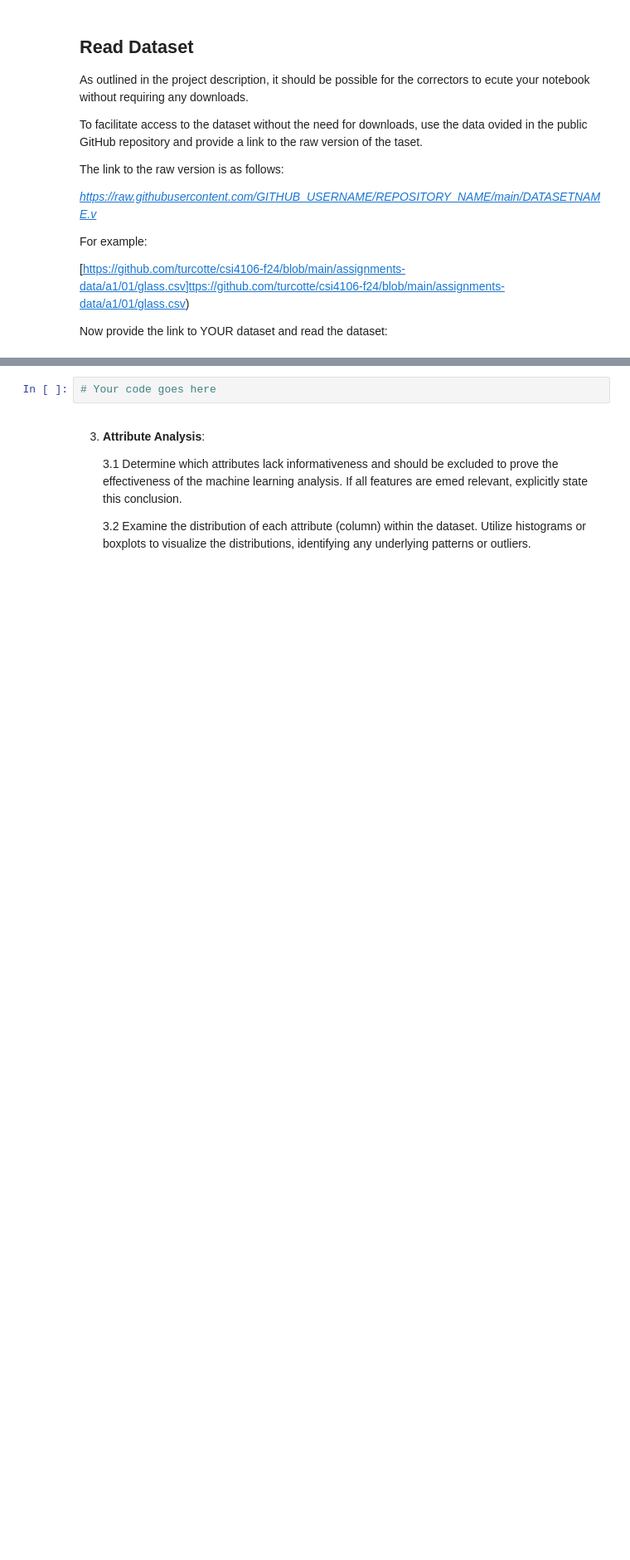
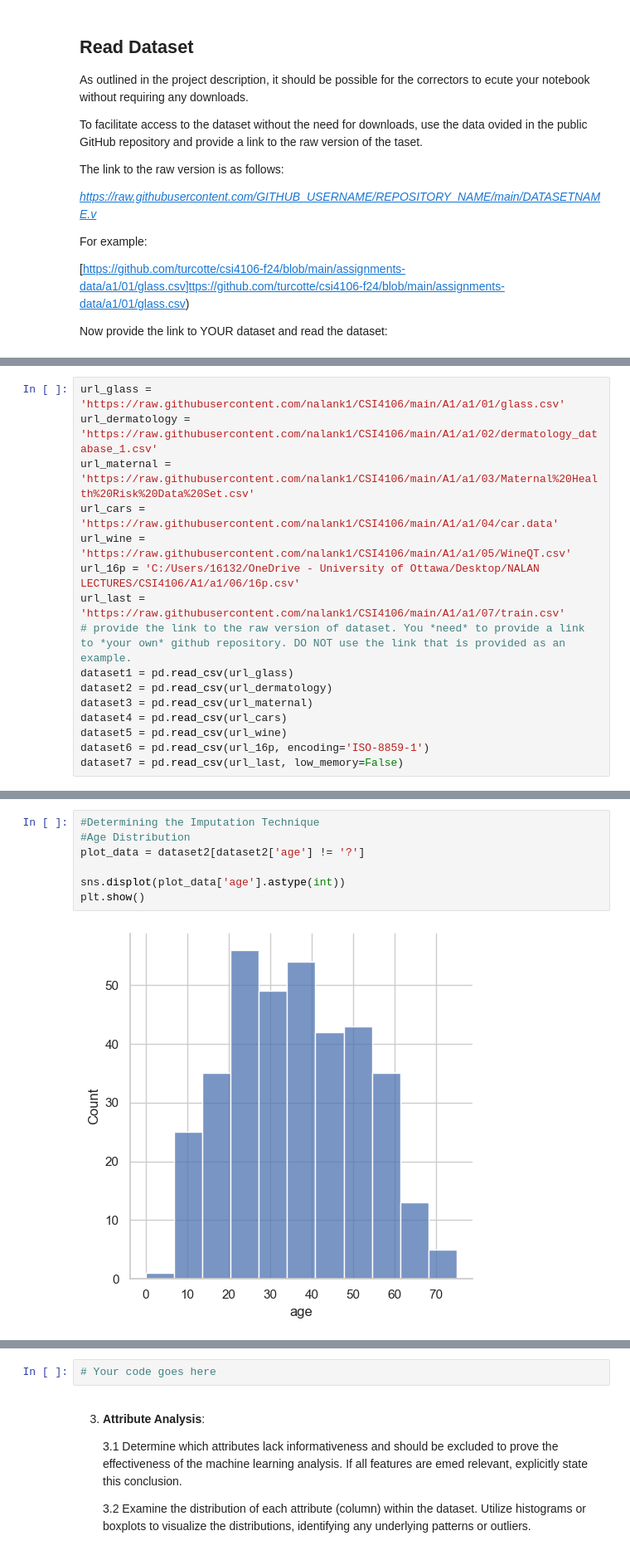
Before and after one commit to nalank1/CSI4106, a Jupyter notebook: A1/CSI4106_A1_Template.ipynb, the cells around one changed output, grey strips where cells are left out. Shown at 83% size. Drawn from its saved outputs; the diff is of its cells as text; blank space fills up the shorter version.

Commit message:
Finished version of A1

```diff
--- a/A1/CSI4106_A1_Template.ipynb
+++ b/A1/CSI4106_A1_Template.ipynb
@@ -37,3 +58,19 @@ dataset = pd.read_csv(url)
+# %%
+url_glass = 'https://raw.githubusercontent.com/nalank1/CSI4106/main/A1/a1/01/glass.csv'
+url_dermatology = 'https://raw.githubusercontent.com/nalank1/CSI4106/main/A1/a1/02/dermatology_database_1.csv'
+url_maternal = 'https://raw.githubusercontent.com/nalank1/CSI4106/main/A1/a1/03/Maternal%20Health%20Risk%20Data%20Set.csv'
+url_cars = 'https://raw.githubusercontent.com/nalank1/CSI4106/main/A1/a1/04/car.data'
+url_wine = 'https://raw.githubusercontent.com/nalank1/CSI4106/main/A1/a1/05/WineQT.csv'
+url_16p = 'C:/Users/16132/OneDrive - University of Ottawa/Desktop/NALAN LECTURES/CSI4106/A1/a1/06/16p.csv'
+url_last = 'https://raw.githubusercontent.com/nalank1/CSI4106/main/A1/a1/07/train.csv'
+# provide the link to the raw version of dataset. You *need* to provide a link to *your own* github repository. DO NOT use the link that is provided as an example.
+dataset1 = pd.read_csv(url_glass)
+dataset2 = pd.read_csv(url_dermatology)
+dataset3 = pd.read_csv(url_maternal)
+dataset4 = pd.read_csv(url_cars)
+dataset5 = pd.read_csv(url_wine)
+dataset6 = pd.read_csv(url_16p, encoding='ISO-8859-1')
+dataset7 = pd.read_csv(url_last, low_memory=False)
 # %% [markdown]
 ## Guidelines
 
@@ -50,0 +187,9 @@ The following are the questions for Assignment 1. Under each question, we have p
+# %%
+#Determining the Imputation Technique
+#Age Distribution
+plot_data = dataset2[dataset2['age'] != '?']
+
+sns.displot(plot_data['age'].astype(int))
+plt.show()
+# %% [output]
+[figure, added]
```
Also changed, not shown: parts of 33 cells of this notebook.
